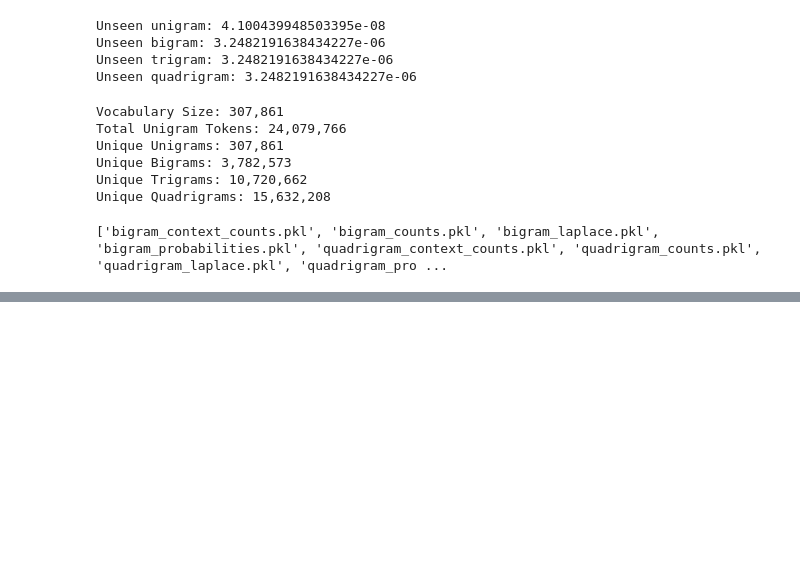
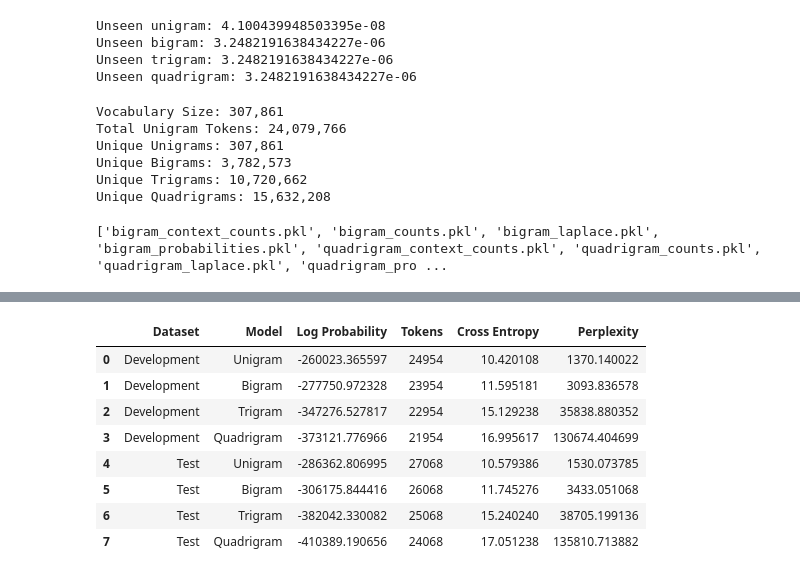
Before and after one commit to DevanshSurana7214/NLP, a Jupyter notebook: Assignment_4/4_1.ipynb, the cells around one changed output, grey strips where cells are left out. Cells and saved outputs as stored; diff of their text form; code cells hidden in the pictures; blank space fills up the shorter version.

```diff
--- a/Assignment_4/4_1.ipynb
+++ b/Assignment_4/4_1.ipynb
@@ -612,0 +690,8 @@ print(os.listdir("models"))
+# %%
+dev_unigram = evaluate_unigram(dev_sentences)
+
+dev_bigram = evaluate_bigram(dev_sentences)
+
+dev_trigram = evaluate_trigram(dev_sentences)
+
+dev_quadrigram = evaluate_quadrigram(dev_sentences)
@@ -612,0 +739,8 @@ print(os.listdir("models"))
+# %%
+test_unigram = evaluate_unigram(test_sentences)
+
+test_bigram = evaluate_bigram(test_sentences)
+
+test_trigram = evaluate_trigram(test_sentences)
+
+test_quadrigram = evaluate_quadrigram(test_sentences)
@@ -612,0 +856,42 @@ print(os.listdir("models"))
+# %%
+dev_results_final = dev_results.copy()
+dev_results_final["Dataset"] = "Development"
+
+test_results_final = test_results.copy()
+test_results_final["Dataset"] = "Test"
+
+all_results = pd.concat(
+    [
+        dev_results_final,
+        test_results_final
+    ],
+    ignore_index=True
+)
+
+all_results = all_results[
+    [
+        "Dataset",
+        "Model",
+        "Log Probability",
+        "Tokens",
+        "Cross Entropy",
+        "Perplexity"
+    ]
+]
+
+all_results.to_csv(
+    "results/laplace_results.csv",
+    index=False
+)
+
+all_results
+# %% [output]
+|  | Dataset | Model | Log Probability | Tokens | Cross Entropy | Perplexity |
+| 0 | Development | Unigram | -260023.365597 | 24954 | 10.420108 | 1370.140022 |
+| 1 | Development | Bigram | -277750.972328 | 23954 | 11.595181 | 3093.836578 |
+| 2 | Development | Trigram | -347276.527817 | 22954 | 15.129238 | 35838.880352 |
+| 3 | Development | Quadrigram | -373121.776966 | 21954 | 16.995617 | 130674.404699 |
+| 4 | Test | Unigram | -286362.806995 | 27068 | 10.579386 | 1530.073785 |
+| 5 | Test | Bigram | -306175.844416 | 26068 | 11.745276 | 3433.051068 |
+| 6 | Test | Trigram | -382042.330082 | 25068 | 15.240240 | 38705.199136 |
+| 7 | Test | Quadrigram | -410389.190656 | 24068 | 17.051238 | 135810.713882 |
```
Also changed, not shown: parts of 14 cells of this notebook, 1 other file.
